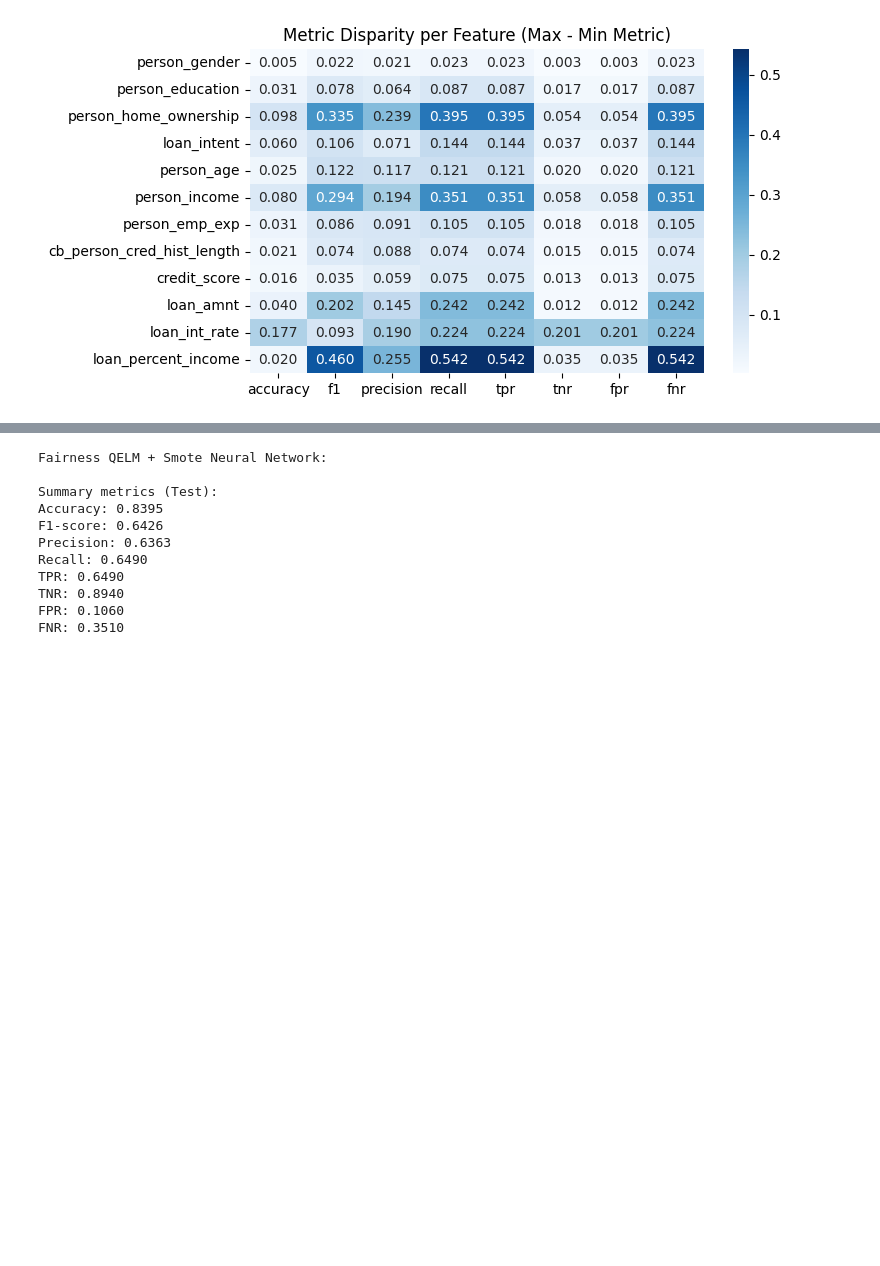
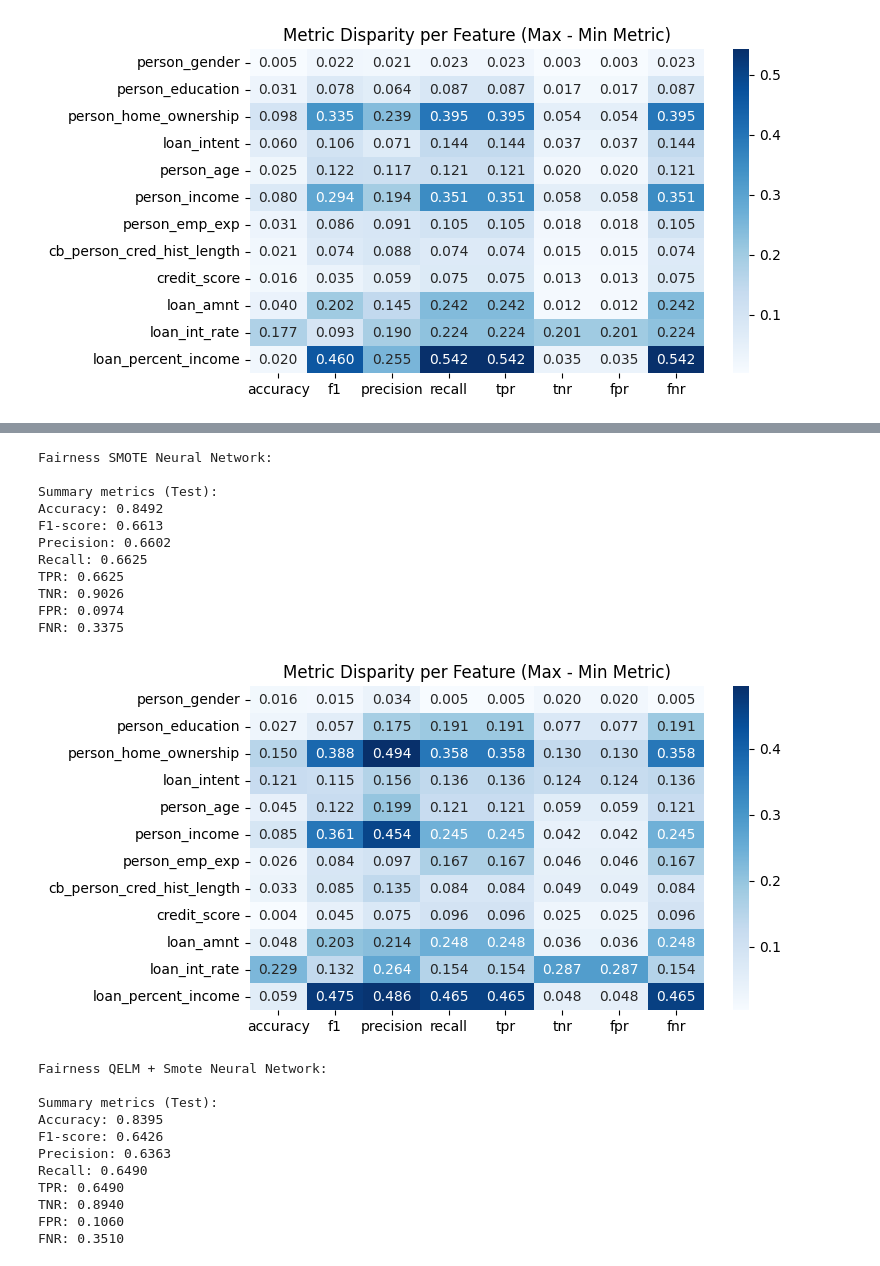
Before and after one commit to ntdai95/CSC503-Final-Project, a Jupyter notebook: notebooks/main.ipynb, the cells around one changed output, grey strips where cells are left out. Saved outputs shown, nothing was run; the diff lists cells and outputs as text; code cells hidden in the pictures; blank space fills up the shorter version.

```diff
--- a/notebooks/main.ipynb
+++ b/notebooks/main.ipynb
@@ -399,3 +424,24 @@ FNR: 0.5180
+# %%
+print("\n\nFairness SMOTE Neural Network:\n")
+fairness_smote_nn_estimator = tuned_nn_estimator(smote_neural_network)
+fairness_smote_nn_model = FairnessEnhancedModel(nn_smote_train_df, nn_smote_test_df, fairness_smote_nn_estimator,
+                                                sensitive_source_train_df=smoted_train_df,
+                                                sensitive_source_test_df=test_df,
+                                                needs_encoding=False, model_name="neural_network_smote", max_iter=20, show_plot=True)
+fairness_smote_nn_model.run()
+# %% [output]
+Fairness SMOTE Neural Network:
+
+Summary metrics (Test):
+Accuracy: 0.8492
+F1-score: 0.6613
+Precision: 0.6602
+Recall: 0.6625
+TPR: 0.6625
+TNR: 0.9026
+FPR: 0.0974
+FNR: 0.3375
+[figure, added]
 # %%
 print("\n\nFairness QELM + Smote Neural Network:\n")
 fairness_qelm_nn_estimator = tuned_nn_estimator(qelm_smote_neural_network)
```
Also changed, not shown: parts of 4 cells of this notebook, 9 other files.
